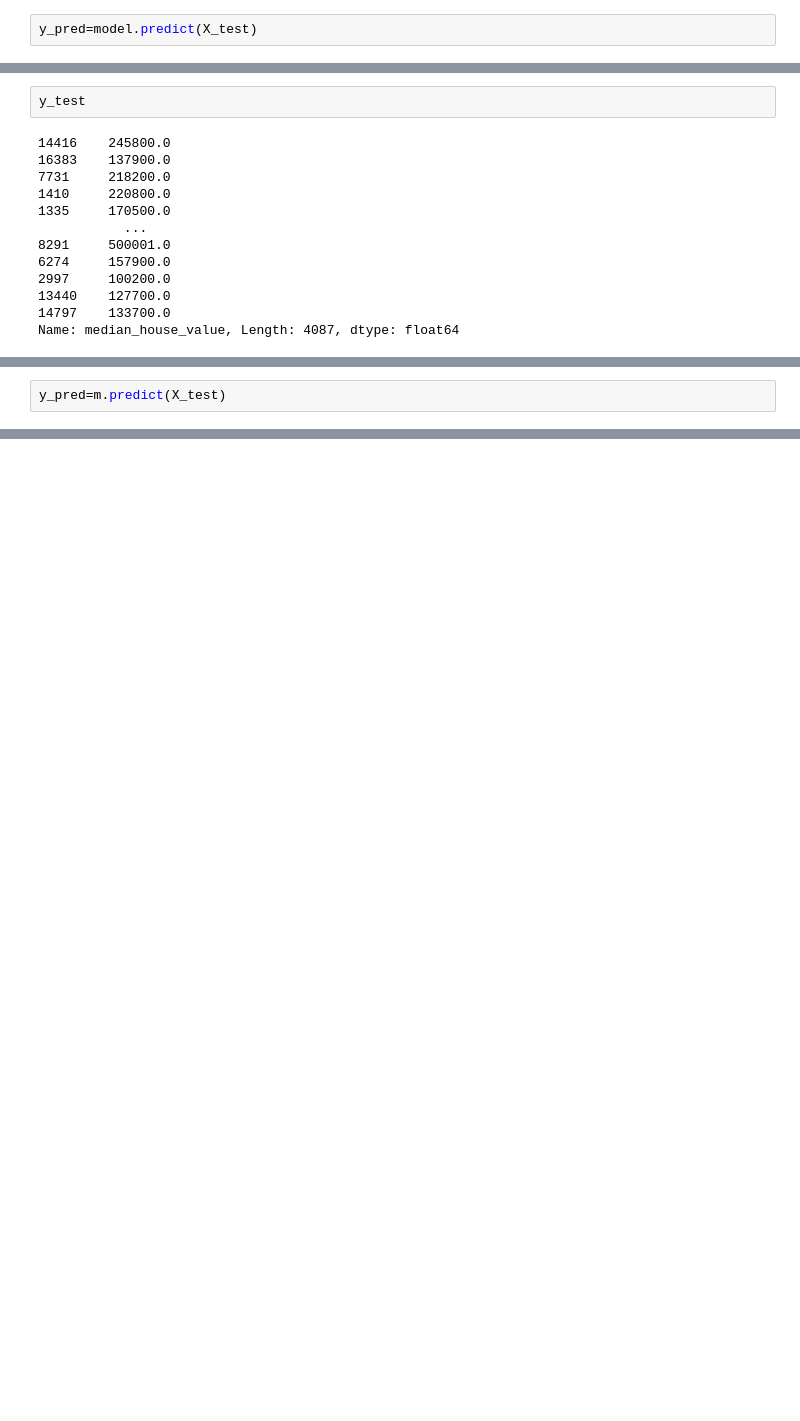
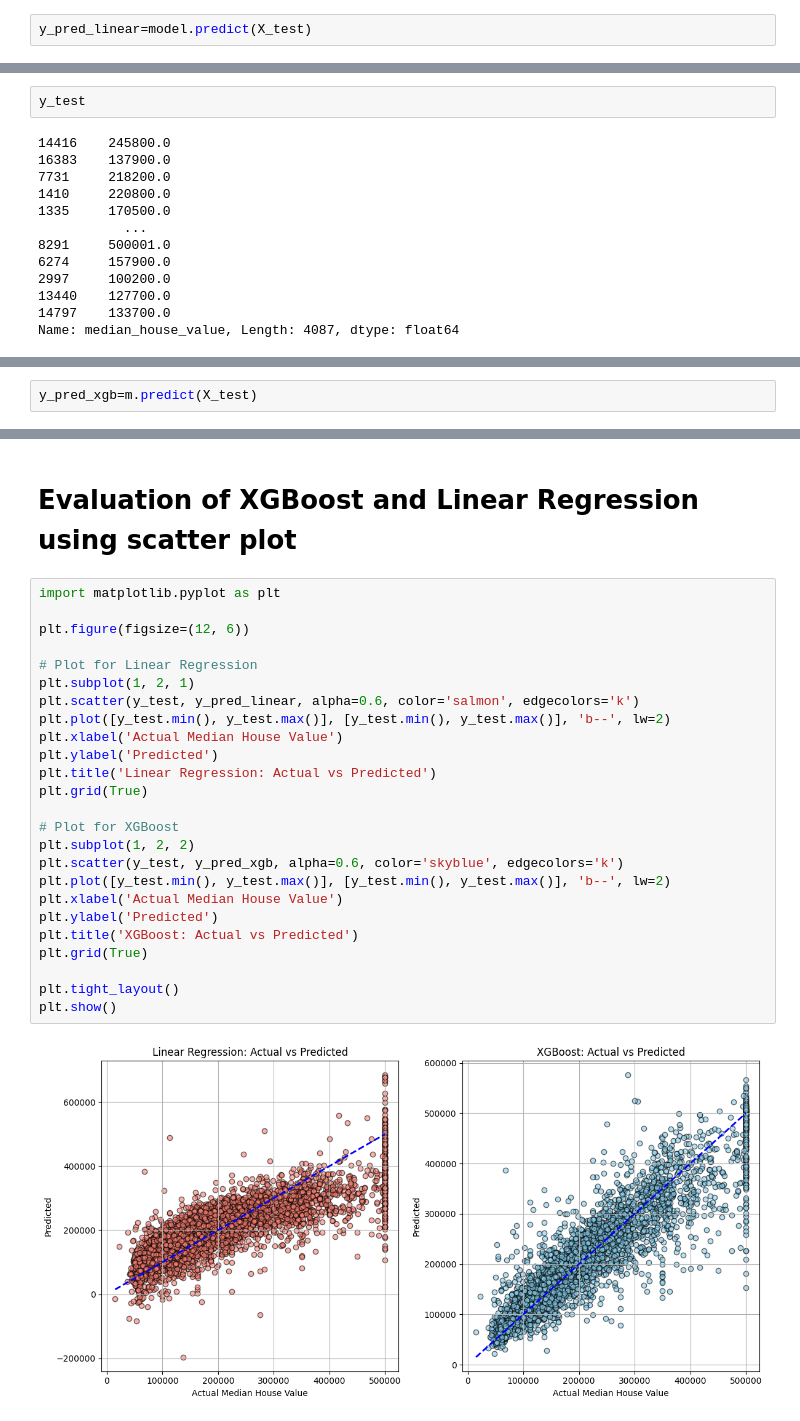
Before and after one commit to bainash10/House-Price-Prediction-using-XGB-Regressor-and-Linear-Regression, a Jupyter notebook: main.ipynb, the cells around one changed output, grey strips where cells are left out. Cells and saved outputs as stored; diff of their text form; blank space fills up the shorter version.

```diff
--- a/main.ipynb
+++ b/main.ipynb
@@ -238,5 +250,5 @@ model.fit(X_train,y_train)
 # %% [output]
 LinearRegression()
 # %%
-y_pred=model.predict(X_test)
+y_pred_linear=model.predict(X_test)
 # %%
@@ -317,4 +354,4 @@ XGBRegressor(base_score=None, booster=None, callbacks=None,
              monotone_constraints=None, multi_strategy=None, n_estimators=None,
              n_jobs=None, num_parallel_tree=None, ...)
 # %%
-y_pred=m.predict(X_test)
+y_pred_xgb=m.predict(X_test)
@@ -361,0 +442,29 @@ plt.show()
+# %% [markdown]
+# Evaluation of XGBoost and Linear Regression using scatter plot
+# %%
+import matplotlib.pyplot as plt
+
+plt.figure(figsize=(12, 6))
+
+# Plot for Linear Regression
+plt.subplot(1, 2, 1)
+plt.scatter(y_test, y_pred_linear, alpha=0.6, color='salmon', edgecolors='k')
+plt.plot([y_test.min(), y_test.max()], [y_test.min(), y_test.max()], 'b--', lw=2)
+plt.xlabel('Actual Median House Value')
+plt.ylabel('Predicted')
+plt.title('Linear Regression: Actual vs Predicted')
+plt.grid(True)
+
+# Plot for XGBoost
+plt.subplot(1, 2, 2)
+plt.scatter(y_test, y_pred_xgb, alpha=0.6, color='skyblue', edgecolors='k')
+plt.plot([y_test.min(), y_test.max()], [y_test.min(), y_test.max()], 'b--', lw=2)
+plt.xlabel('Actual Median House Value')
+plt.ylabel('Predicted')
+plt.title('XGBoost: Actual vs Predicted')
+plt.grid(True)
+
+plt.tight_layout()
+plt.show()
+# %% [output]
+[figure, added]
```
Also changed, not shown: parts of 20 cells of this notebook.
